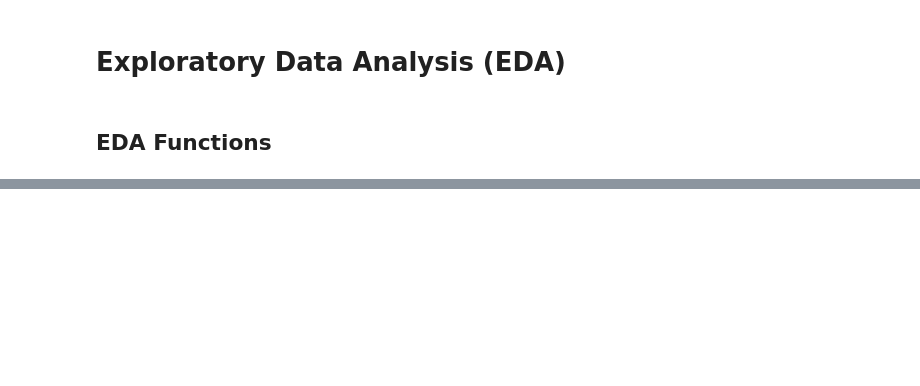
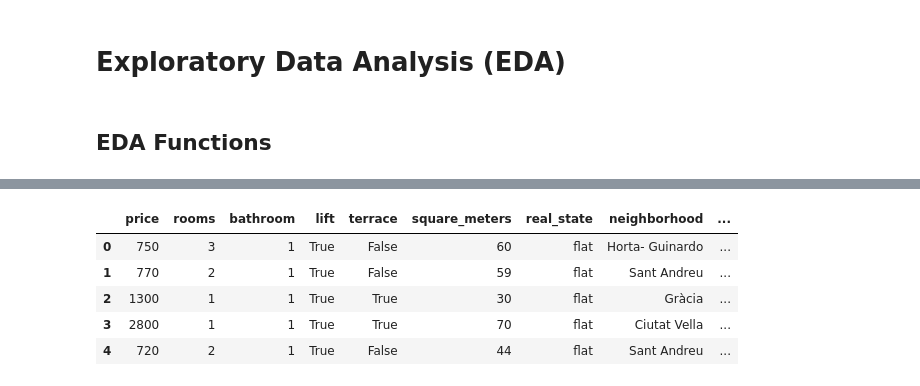
Before and after one commit to otrocarlosmartinez/PROJECT1, a Jupyter notebook: PROJECT1_TEAM2_CM.ipynb, the cells around one changed output, grey strips where cells are left out. Cells and saved outputs as stored; diff of their text form; code cells hidden in the pictures; blank space fills up the shorter version.

Commit message:
"Data Preprocesing_1"

```diff
--- a/PROJECT1_TEAM2_CM.ipynb
+++ b/PROJECT1_TEAM2_CM.ipynb
@@ -140,0 +293,2 @@ df.describe(include="all").T # statistical summary of the data.
+# %%
+data=df.copy() # Data preprocesing over a copy of original dataset
@@ -140,0 +324,2 @@ df.describe(include="all").T # statistical summary of the data.
+# %%
+data['real_state']=data['real_state'].replace(np.nan, 'other')
@@ -140,0 +350,11 @@ df.describe(include="all").T # statistical summary of the data.
+# %%
+data.drop(['Unnamed: 0'], axis=1, inplace=True)
+# %%
+data.head()
+# %% [output]
+|  | price | rooms | bathroom | lift | terrace | square_meters | real_state | neighborhood | ... |
+| 0 | 750 | 3 | 1 | True | False | 60 | flat | Horta- Guinardo | ... |
+| 1 | 770 | 2 | 1 | True | False | 59 | flat | Sant Andreu | ... |
+| 2 | 1300 | 1 | 1 | True | True | 30 | flat | Gràcia | ... |
+| 3 | 2800 | 1 | 1 | True | True | 70 | flat | Ciutat Vella | ... |
+| 4 | 720 | 2 | 1 | True | False | 44 | flat | Sant Andreu | ... |
```
Also changed, not shown: parts of 22 cells of this notebook.
